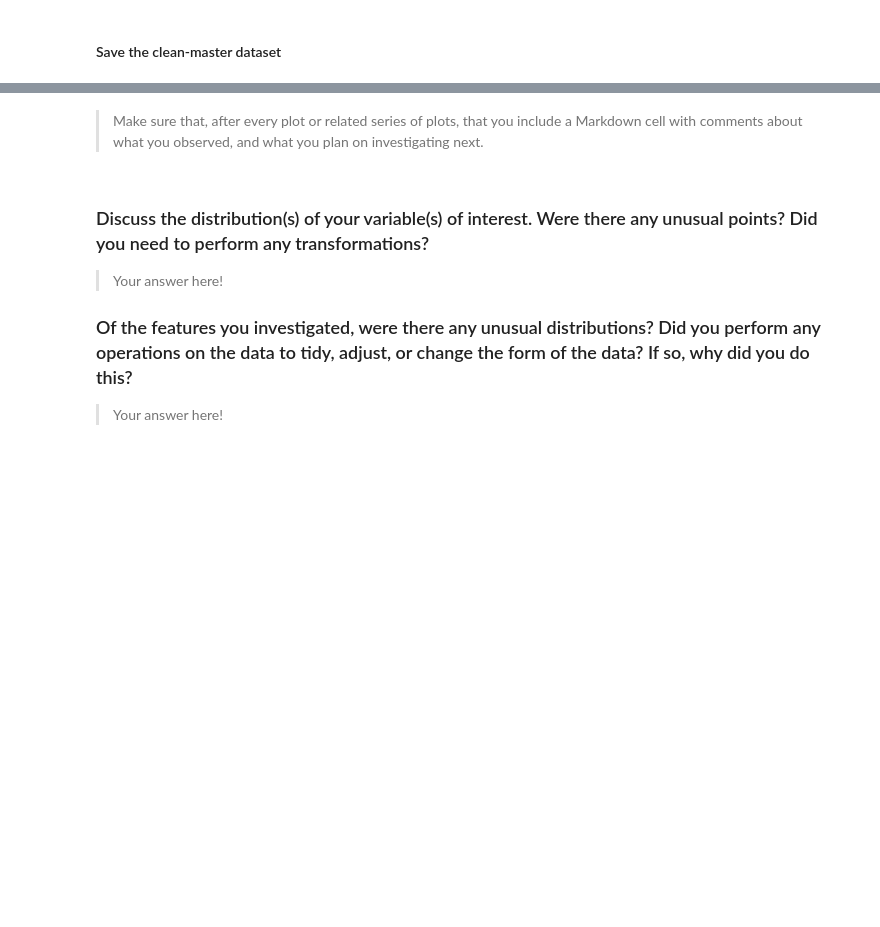
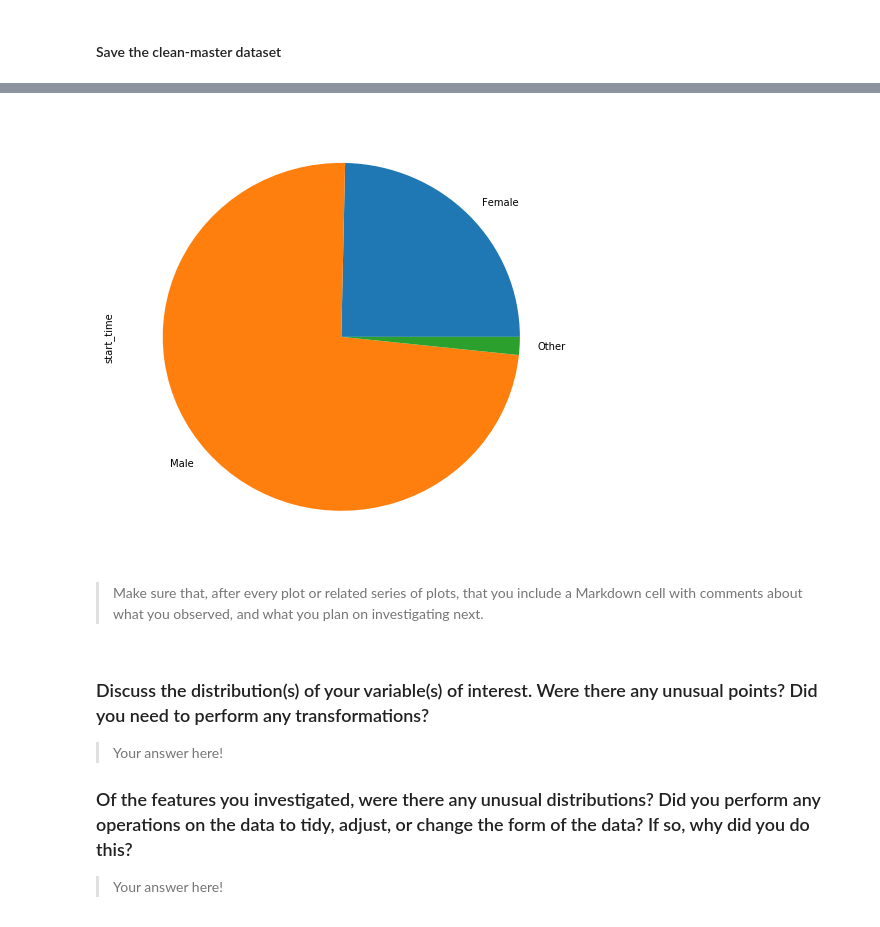
Before and after one commit to apozuelog/Data-visualization-project, a Jupyter notebook: exploration.ipynb, the cells around one changed output, grey strips where cells are left out. Drawn from its saved outputs; the diff is of its cells as text; code cells hidden in the pictures; blank space fills up the shorter version.

```diff
--- a/exploration.ipynb
+++ b/exploration.ipynb
@@ -273,0 +299,6 @@ and prepare yourself to look at relationships between variables.
+# %%
+gpie = df_clean.groupby(['member_gender']).count()
+gpie = gpie.start_time
+gpie.plot(kind='pie', subplots=True, figsize=(8, 8));
+# %% [output]
+[figure, added]
```
Also changed, not shown: parts of 15 cells of this notebook.
